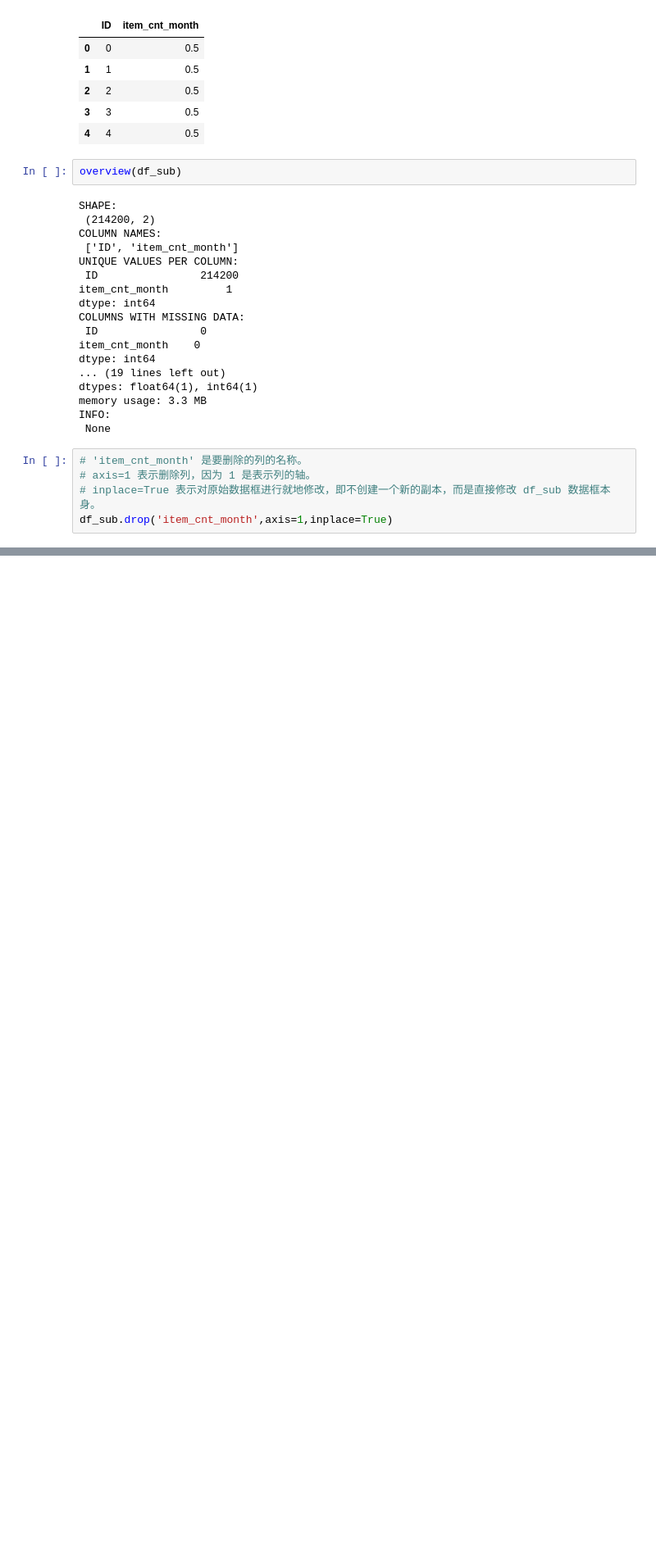
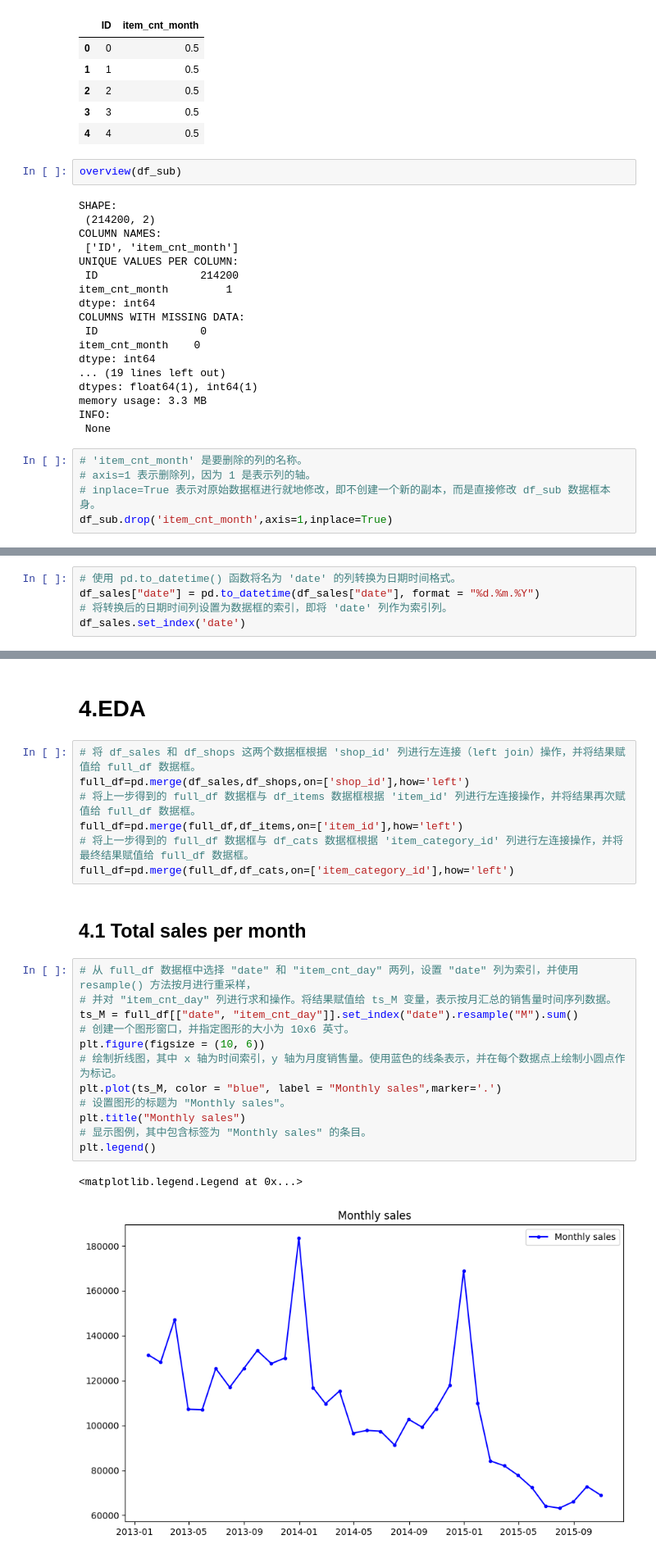
Before and after one commit to LHY-UESTC/Data-Mining, a Jupyter notebook: Predict Future Sales/Predict-Future-Sales2.ipynb, the cells around one changed output, grey strips where cells are left out. Shown at 82% size. Cells and saved outputs as stored; diff of their text form; blank space fills up the shorter version.

```diff
--- a/Predict Future Sales/Predict-Future-Sales2.ipynb
+++ b/Predict Future Sales/Predict-Future-Sales2.ipynb
@@ -466,0 +470,5 @@ df_sub.drop('item_cnt_month',axis=1,inplace=True)
+# %%
+# 使用 pd.to_datetime() 函数将名为 'date' 的列转换为日期时间格式。
+df_sales["date"] = pd.to_datetime(df_sales["date"], format = "%d.%m.%Y")
+# 将转换后的日期时间列设置为数据框的索引，即将 'date' 列作为索引列。
+df_sales.set_index('date')
@@ -466,0 +507,26 @@ df_sub.drop('item_cnt_month',axis=1,inplace=True)
+# %% [markdown]
+# 4.EDA
+# %%
+# 将 df_sales 和 df_shops 这两个数据框根据 'shop_id' 列进行左连接（left join）操作，并将结果赋值给 full_df 数据框。
+full_df=pd.merge(df_sales,df_shops,on=['shop_id'],how='left')
+# 将上一步得到的 full_df 数据框与 df_items 数据框根据 'item_id' 列进行左连接操作，并将结果再次赋值给 full_df 数据框。
+full_df=pd.merge(full_df,df_items,on=['item_id'],how='left')
+# 将上一步得到的 full_df 数据框与 df_cats 数据框根据 'item_category_id' 列进行左连接操作，并将最终结果赋值给 full_df 数据框。
+full_df=pd.merge(full_df,df_cats,on=['item_category_id'],how='left')
+# %% [markdown]
+## 4.1 Total sales per month
+# %%
+# 从 full_df 数据框中选择 "date" 和 "item_cnt_day" 两列，设置 "date" 列为索引，并使用 resample() 方法按月进行重采样，
+# 并对 "item_cnt_day" 列进行求和操作。将结果赋值给 ts_M 变量，表示按月汇总的销售量时间序列数据。
+ts_M = full_df[["date", "item_cnt_day"]].set_index("date").resample("M").sum()
+# 创建一个图形窗口，并指定图形的大小为 10x6 英寸。
+plt.figure(figsize = (10, 6))
+# 绘制折线图，其中 x 轴为时间索引，y 轴为月度销售量。使用蓝色的线条表示，并在每个数据点上绘制小圆点作为标记。
+plt.plot(ts_M, color = "blue", label = "Monthly sales",marker='.')
+# 设置图形的标题为 "Monthly sales"。
+plt.title("Monthly sales")
+# 显示图例，其中包含标签为 "Monthly sales" 的条目。
+plt.legend()
+# %% [output]
+<matplotlib.legend.Legend at 0x...>
+[figure, added]
```
Also changed, not shown: parts of 10 cells of this notebook.
